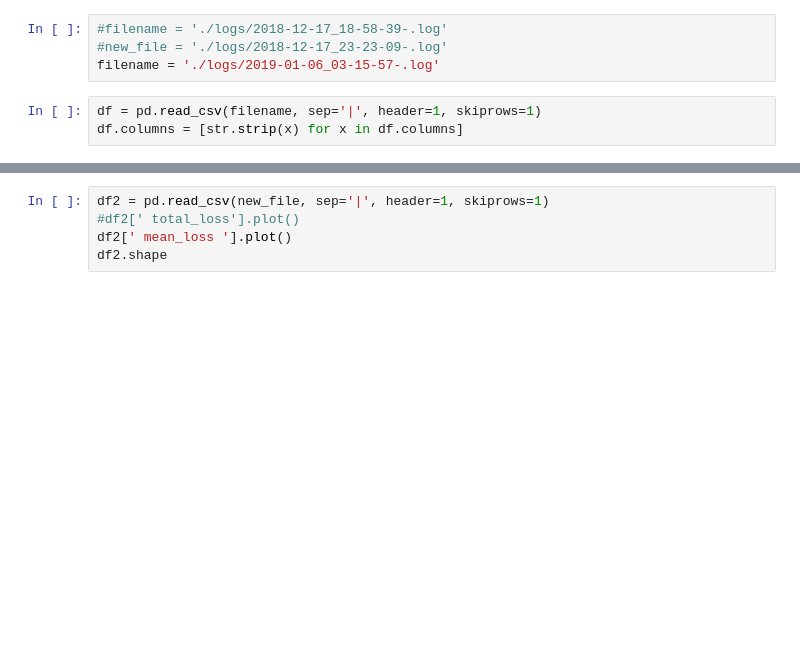
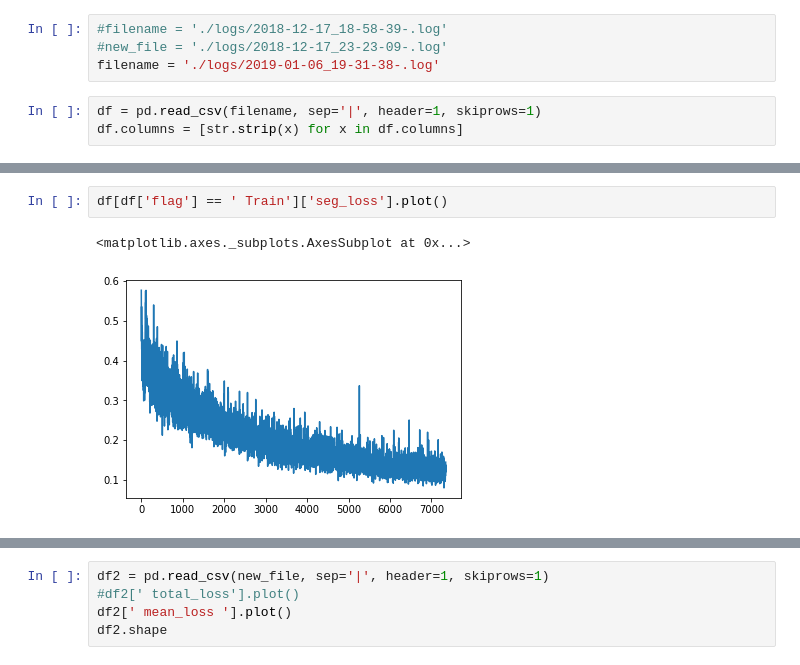
Before and after one commit to aelskhawy/own_adl4cv, a Jupyter notebook: read_logs.ipynb, the cells around one changed output, grey strips where cells are left out. Saved outputs shown, nothing was run; the diff lists cells and outputs as text; blank space fills up the shorter version.

```diff
--- a/read_logs.ipynb
+++ b/read_logs.ipynb
@@ -6,7 +6,7 @@ import matplotlib.pyplot as plt
 # %%
 #filename = './logs/2018-12-17_18-58-39-.log'
 #new_file = './logs/2018-12-17_23-23-09-.log'
-filename = './logs/2019-01-06_03-15-57-.log'
+filename = './logs/2019-01-06_19-31-38-.log'
 # %%
 df = pd.read_csv(filename, sep='|', header=1, skiprows=1)
 df.columns = [str.strip(x) for x in df.columns]
@@ -13 +53,6 @@ df.columns = [str.strip(x) for x in df.columns]
+# %%
+df[df['flag'] == ' Train']['seg_loss'].plot()
+# %% [output]
+<matplotlib.axes._subplots.AxesSubplot at 0x...>
+[figure, added]
 # %%
```
Also changed, not shown: parts of 6 cells of this notebook, 2 other files.
